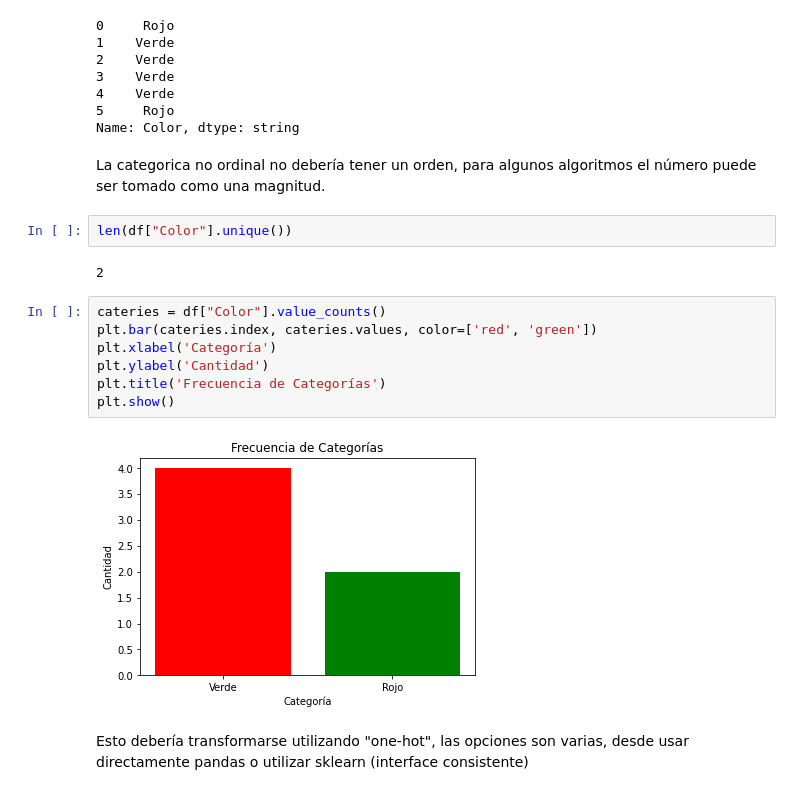
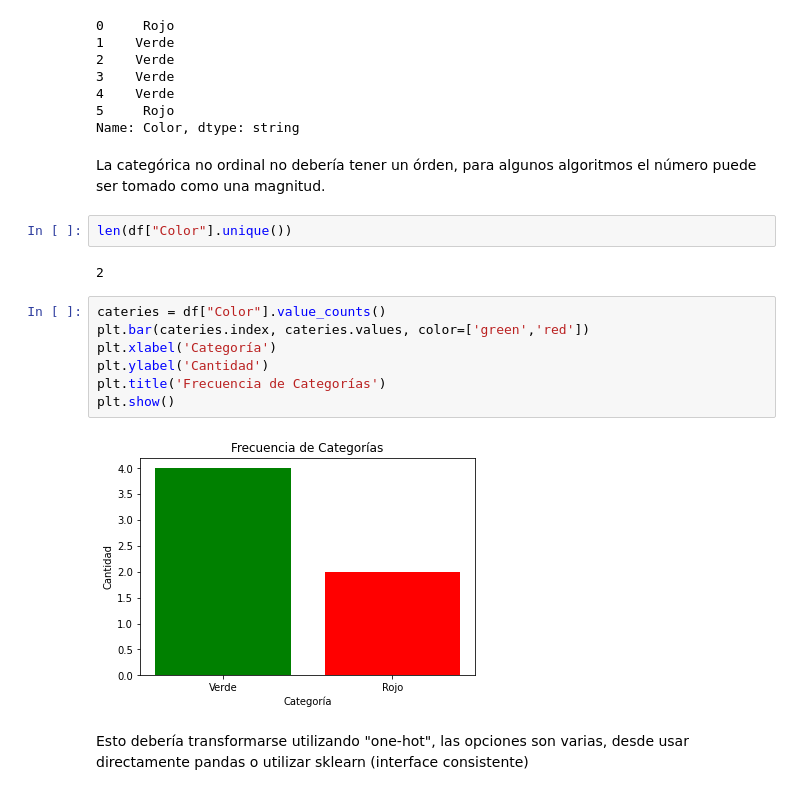
Before and after one commit to PabloSoligo2014/3670-UNLaM-CD, a Jupyter notebook: 02_EDA_Preprocess/00_Lecture.ipynb, the cells around one changed output. Cells and saved outputs as stored; diff of their text form.

```diff
--- a/02_EDA_Preprocess/00_Lecture.ipynb
+++ b/02_EDA_Preprocess/00_Lecture.ipynb
@@ -185,20 +185,20 @@ df["Color"]
 5     Rojo
 Name: Color, dtype: string
 # %% [markdown]
-La categorica no ordinal no debería tener un orden, para algunos algoritmos el número puede ser tomado como una magnitud.
+La categórica no ordinal no debería tener un órden, para algunos algoritmos el número puede ser tomado como una magnitud.
 # %%
 len(df["Color"].unique())
 # %% [output]
 2
 # %%
 cateries = df["Color"].value_counts()
-plt.bar(cateries.index, cateries.values, color=['red', 'green'])
+plt.bar(cateries.index, cateries.values, color=['green','red'])
 plt.xlabel('Categoría')
 plt.ylabel('Cantidad')
 plt.title('Frecuencia de Categorías')
 plt.show()
 # %% [output]
-[figure, old version]
+[figure, new version]
 # %% [markdown]
 Esto debería transformarse utilizando "one-hot", las opciones son varias, desde usar directamente pandas o utilizar sklearn (interface consistente)
 # %%
```
Also changed, not shown: parts of 6 cells of this notebook, 2 other files.
